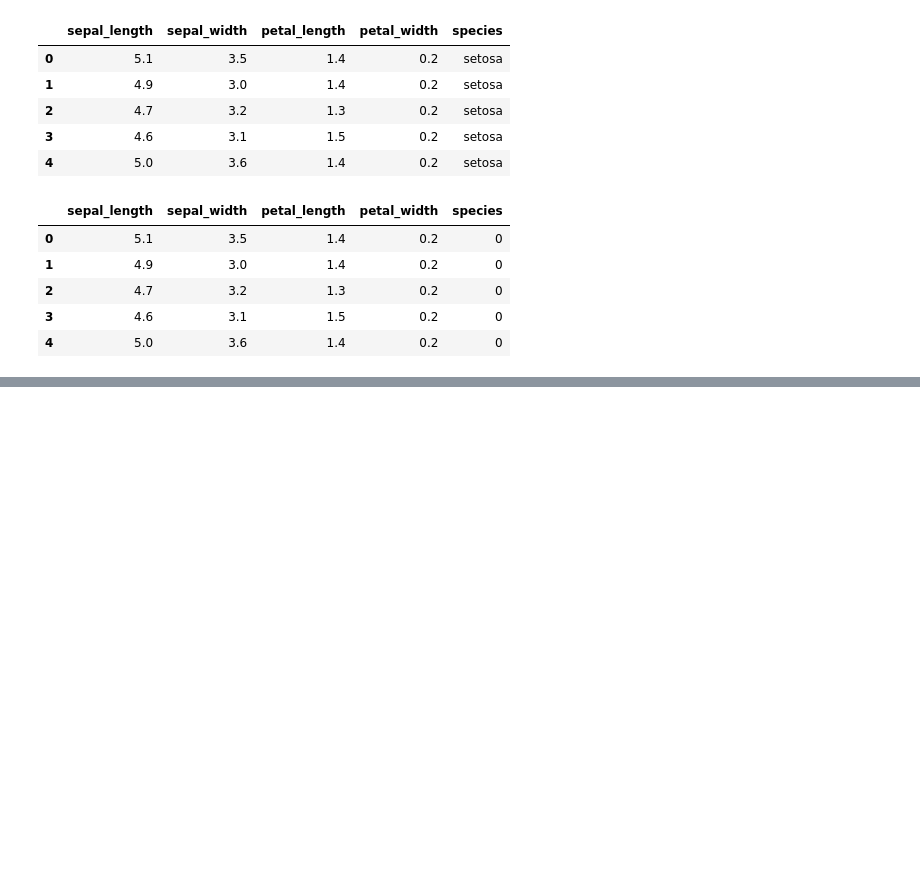
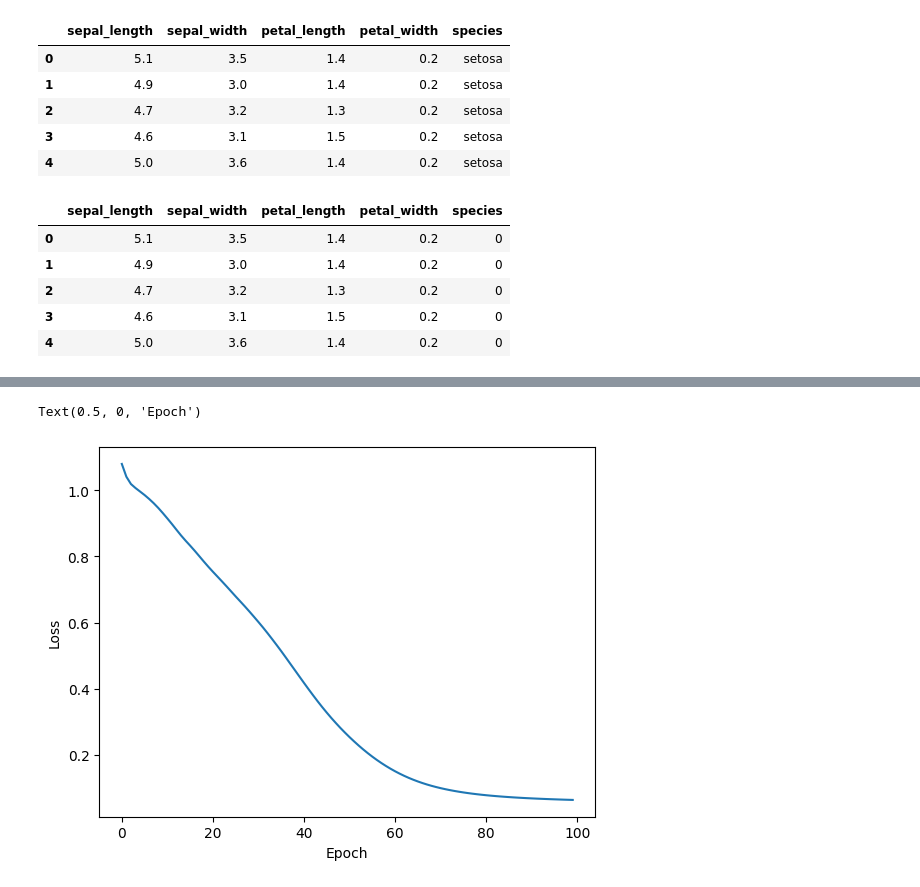
Before and after one commit to VectorJamo/Deep-Learning, a Jupyter notebook: Feed_Forward_Neural_Network.ipynb, the cells around one changed output, grey strips where cells are left out. Drawn from its saved outputs; the diff is of its cells as text; code cells hidden in the pictures; blank space fills up the shorter version.

```diff
--- a/Feed_Forward_Neural_Network.ipynb
+++ b/Feed_Forward_Neural_Network.ipynb
@@ -24,7 +24,7 @@ class Model(nn.Module):
     # real number outputs of the neurons), W is the weight matrix(a particular row of the matrix will be applied to a particular neuron with its
     # input vector) and b is the bias vector (a vector of real number bias for each neuron). The equation condenses a FFNN layer's operation.
 
-  def forward(self):
+  def forward(self, x):
     # Control how data flows (moves forward) through each layer
     # Relu function is defined as if (x > 0) y = x else y = 0
     # Take the input as pass it through fully connected layer 1(defined above)
@@ -92,0 +104,31 @@ y_test = torch.LongTensor(y_test)
+# %%
+# Train the model
+# An epoch is one run of our *entire* training data through the model.
+epochs = 100
+losses = []
+for i in range(epochs):
+  # Send the training data through the NN and get the prediction
+  y_pred = model.forward(X_train)
+
+  # Measure the error/loss
+  loss = criterion(y_pred, y_train)
+
+  # Keep track of our loses
+  losses.append(loss.detach().numpy())
+
+  # Print the loss every 10 epochs
+  if i % 10 == 0:
+    print(f'Epoch: {i} Loss: {loss}')
+
+  # Do backpropagation
+  # After measuring our error for this epoch, we take this error and feed it to the model. The model will then traverse backwards, trying to minimize the error/loss
+  # by tweaking the weights and biases. The output of this backpropagation is the gradients(partial derivatives) of the loss function with respect to the parameters(weights and biases).
+  # The gradients indicate how much the loss would change if each parameter were adjusted by a small amount. The optimizer uses these gradients to update the model parameters
+  # in a way that reduces the loss.
+
+  # Clear the gradients from previous epoch.
+  optimizer.zero_grad()
+  # Backpropagate.
+  loss.backward()
+  # Update the model's parameters based on the gradients computed during backpropagation.
+  optimizer.step()
@@ -92,0 +146,8 @@ y_test = torch.LongTensor(y_test)
+# %%
+# Graph the loses
+plt.plot(range(epochs), losses)
+plt.ylabel('Loss')
+plt.xlabel('Epoch')
+# %% [output]
+Text(0.5, 0, 'Epoch')
+[figure, added]
```
Also changed, not shown: parts of 2 cells of this notebook.
